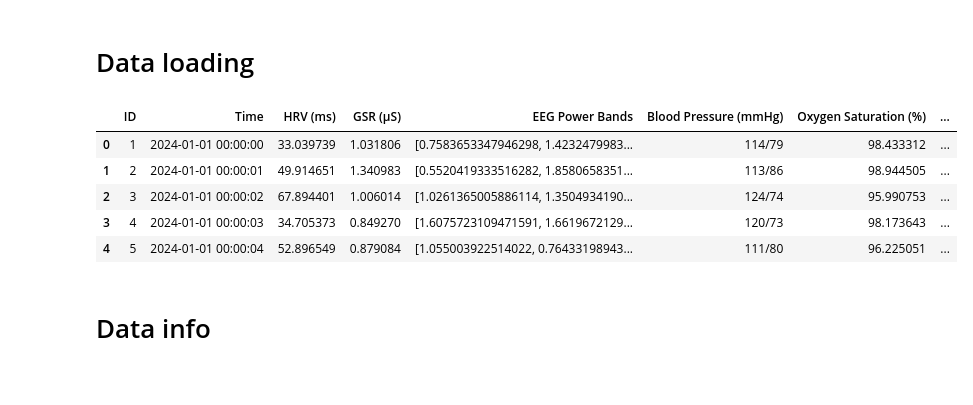
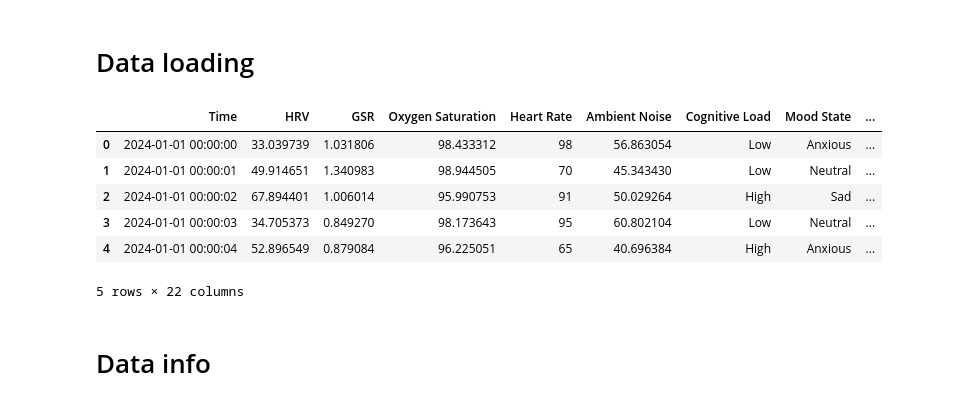
Before and after one commit to kasiadybcio/psychological-state-classification, a Jupyter notebook: notebooks/1.eda.ipynb, the cells around one changed output. Drawn from its saved outputs; the diff is of its cells as text; code cells hidden in the pictures.

```diff
--- a/notebooks/1.eda.ipynb
+++ b/notebooks/1.eda.ipynb
@@ -69,15 +71,16 @@ with open("conf/base/catalog.yml") as f:
     conf_catalog = yaml.safe_load(f)
 catalog = DataCatalog.from_config(conf_catalog)
 # %%
-data = catalog.load("raw_data")
+data = catalog.load("preprocessed_data")
 data.head()
 # %% [output]
-|  | ID | Time | HRV (ms) | GSR (μS) | EEG Power Bands | Blood Pressure (mmHg) | Oxygen Saturation (%) | ... |
-| 0 | 1 | 2024-01-01 00:00:00 | 33.039739 | 1.031806 | [0.7583653347946298, 1.4232479983... | 114/79 | 98.433312 | ... |
-| 1 | 2 | 2024-01-01 00:00:01 | 49.914651 | 1.340983 | [0.5520419333516282, 1.8580658351... | 113/86 | 98.944505 | ... |
-| 2 | 3 | 2024-01-01 00:00:02 | 67.894401 | 1.006014 | [1.0261365005886114, 1.3504934190... | 124/74 | 95.990753 | ... |
-| 3 | 4 | 2024-01-01 00:00:03 | 34.705373 | 0.849270 | [1.6075723109471591, 1.6619672129... | 120/73 | 98.173643 | ... |
-| 4 | 5 | 2024-01-01 00:00:04 | 52.896549 | 0.879084 | [1.055003922514022, 0.76433198943... | 111/80 | 96.225051 | ... |
+|  | Time | HRV | GSR | Oxygen Saturation | Heart Rate | Ambient Noise | Cognitive Load | Mood State | ... |
+| 0 | 2024-01-01 00:00:00 | 33.039739 | 1.031806 | 98.433312 | 98 | 56.863054 | Low | Anxious | ... |
+| 1 | 2024-01-01 00:00:01 | 49.914651 | 1.340983 | 98.944505 | 70 | 45.343430 | Low | Neutral | ... |
+| 2 | 2024-01-01 00:00:02 | 67.894401 | 1.006014 | 95.990753 | 91 | 50.029264 | High | Sad | ... |
+| 3 | 2024-01-01 00:00:03 | 34.705373 | 0.849270 | 98.173643 | 95 | 60.802104 | Low | Neutral | ... |
+| 4 | 2024-01-01 00:00:04 | 52.896549 | 0.879084 | 96.225051 | 65 | 40.696384 | High | Anxious | ... |
+5 rows × 22 columns
 # %% [markdown]
 # Data info
 # %% [markdown]
```
Also changed, not shown: parts of 61 cells of this notebook, 3 other files.
